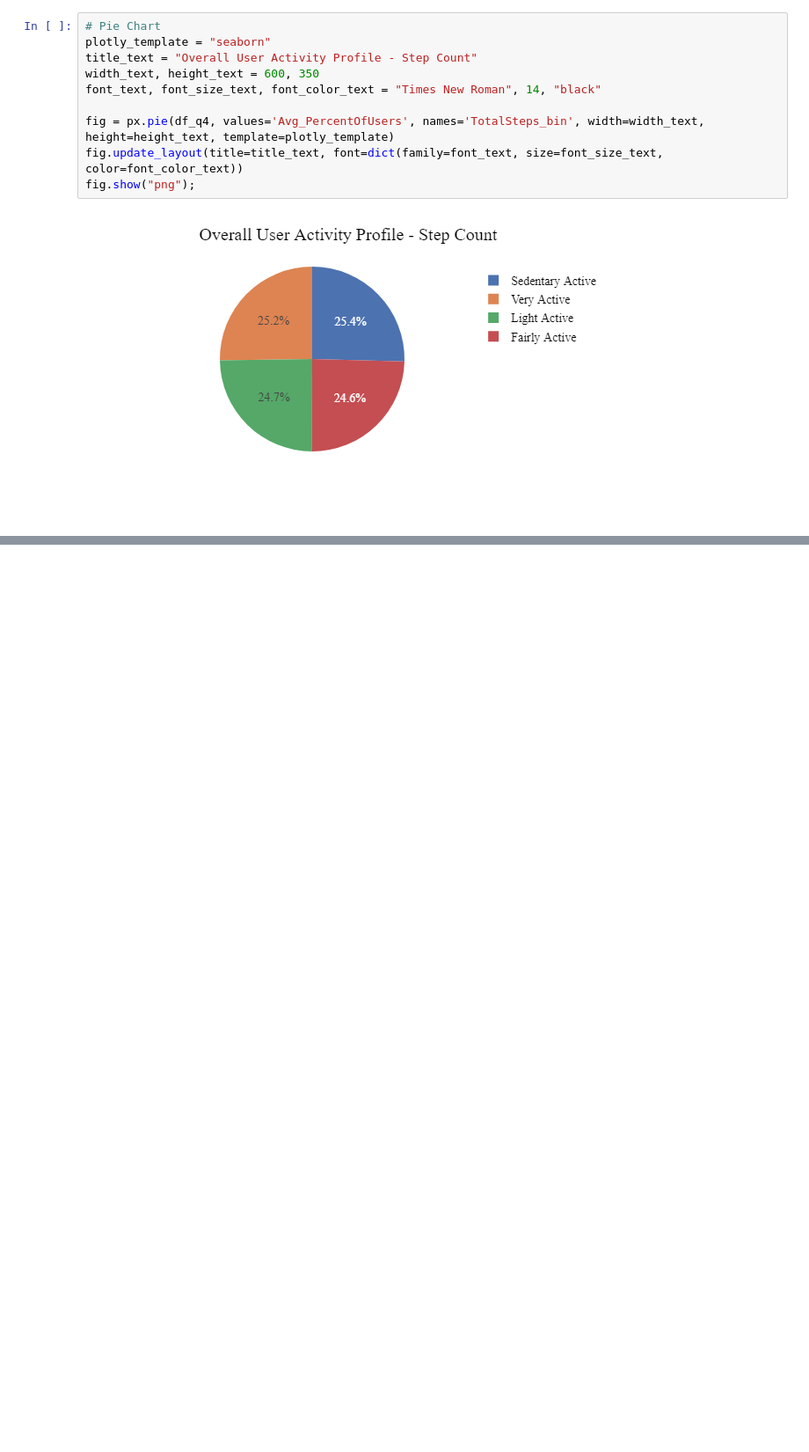
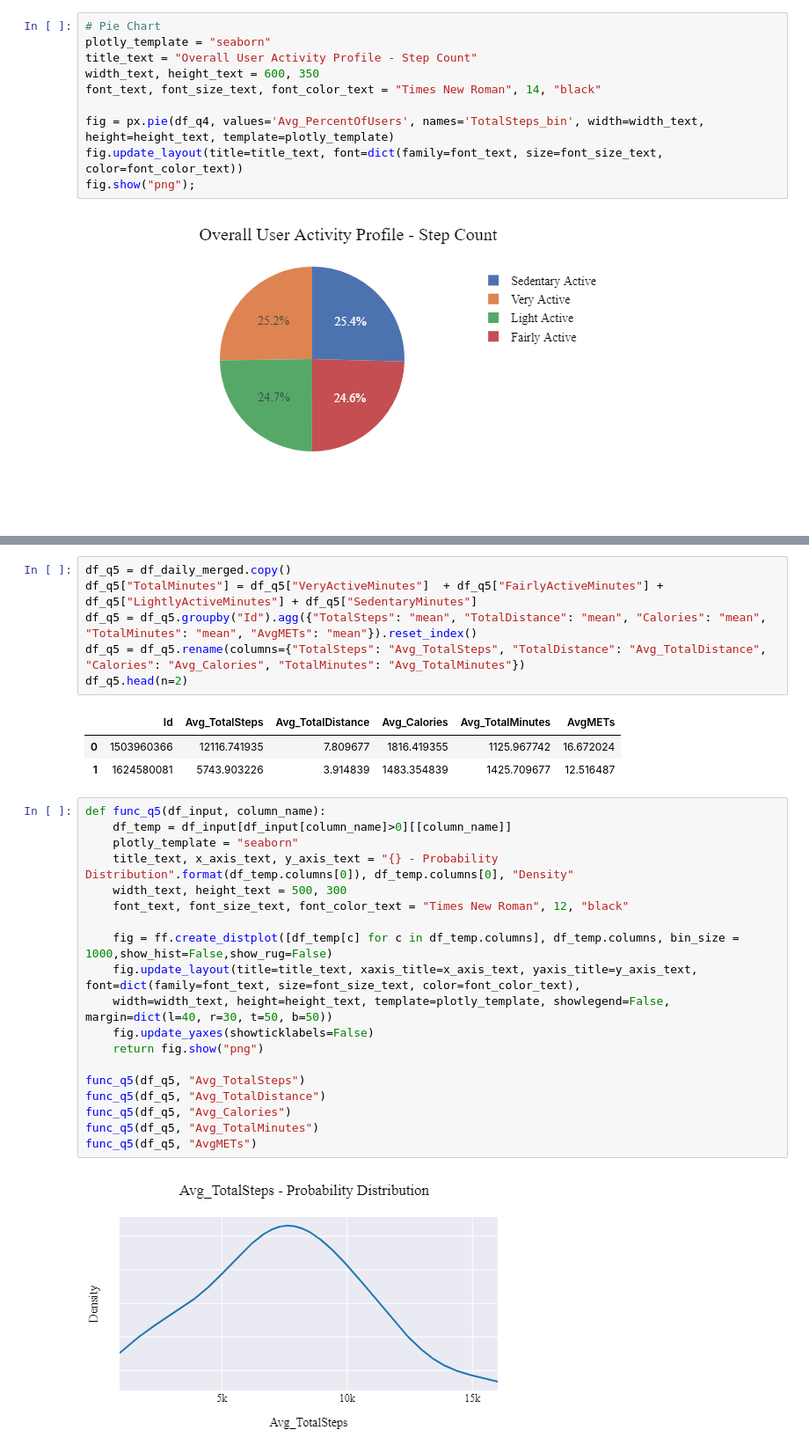
Before and after one commit to abagla18/GDAC_Capstone_Project, a Jupyter notebook: 1_analysis_nb.ipynb, the cells around one changed output, grey strips where cells are left out. Shown: that part at 88% size. Drawn from its saved outputs; the diff is of its cells as text; blank space fills up the shorter version.

```diff
--- a/1_analysis_nb.ipynb
+++ b/1_analysis_nb.ipynb
@@ -208,0 +215,31 @@ fig.show("png");
+# %%
+df_q5 = df_daily_merged.copy()
+df_q5["TotalMinutes"] = df_q5["VeryActiveMinutes"]	+ df_q5["FairlyActiveMinutes"] + df_q5["LightlyActiveMinutes"] + df_q5["SedentaryMinutes"]
+df_q5 = df_q5.groupby("Id").agg({"TotalSteps": "mean", "TotalDistance": "mean", "Calories": "mean", "TotalMinutes": "mean", "AvgMETs": "mean"}).reset_index()
+df_q5 = df_q5.rename(columns={"TotalSteps": "Avg_TotalSteps", "TotalDistance": "Avg_TotalDistance", "Calories": "Avg_Calories", "TotalMinutes": "Avg_TotalMinutes"})
+df_q5.head(n=2)
+# %% [output]
+|  | Id | Avg_TotalSteps | Avg_TotalDistance | Avg_Calories | Avg_TotalMinutes | AvgMETs |
+| 0 | 1503960366 | 12116.741935 | 7.809677 | 1816.419355 | 1125.967742 | 16.672024 |
+| 1 | 1624580081 | 5743.903226 | 3.914839 | 1483.354839 | 1425.709677 | 12.516487 |
+# %%
+def func_q5(df_input, column_name):
+    df_temp = df_input[df_input[column_name]>0][[column_name]]
+    plotly_template = "seaborn"
+    title_text, x_axis_text, y_axis_text = "{} - Probability Distribution".format(df_temp.columns[0]), df_temp.columns[0], "Density"
+    width_text, height_text = 500, 300
+    font_text, font_size_text, font_color_text = "Times New Roman", 12, "black"
+
+    fig = ff.create_distplot([df_temp[c] for c in df_temp.columns], df_temp.columns, bin_size = 1000,show_hist=False,show_rug=False)
+    fig.update_layout(title=title_text, xaxis_title=x_axis_text, yaxis_title=y_axis_text, font=dict(family=font_text, size=font_size_text, color=font_color_text),
+    width=width_text, height=height_text, template=plotly_template, showlegend=False, margin=dict(l=40, r=30, t=50, b=50))
+    fig.update_yaxes(showticklabels=False)
+    return fig.show("png")
+
+func_q5(df_q5, "Avg_TotalSteps")
+func_q5(df_q5, "Avg_TotalDistance")
+func_q5(df_q5, "Avg_Calories")
+func_q5(df_q5, "Avg_TotalMinutes")
+func_q5(df_q5, "AvgMETs")
+# %% [output]
+[figure, added]
```
Also changed, not shown: parts of 11 cells of this notebook.
